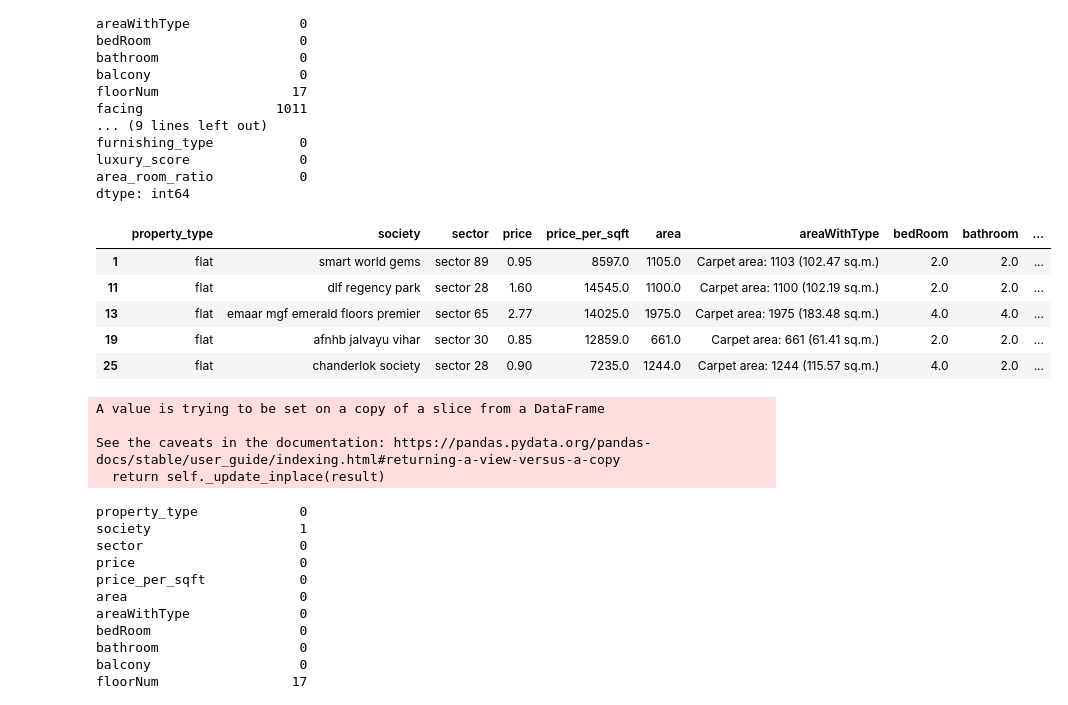
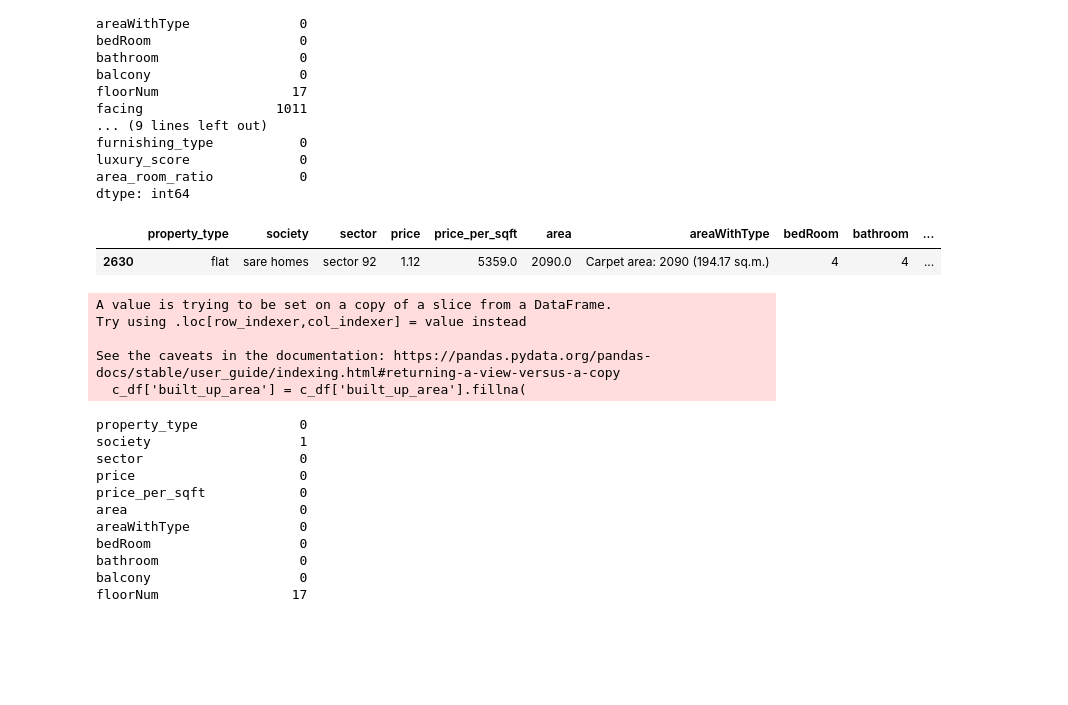
Before and after one commit to Areeb-Ahmd/Habitalytics-DataDrivenRealty, a Jupyter notebook: notebooks/06_missing_value_imputation/missing-value-imputation.ipynb, the cells around one changed output. Drawn from its saved outputs; the diff is of its cells as text; code cells hidden in the pictures; blank space fills up the shorter version.

```diff
--- a/notebooks/06_missing_value_imputation/missing-value-imputation.ipynb
+++ b/notebooks/06_missing_value_imputation/missing-value-imputation.ipynb
@@ -93,3 +107,8 @@ sbc_df.head()
 # %%
-sbc_df['built_up_area'].fillna(round(((sbc_df['super_built_up_area']/1.105) + (sbc_df['carpet_area']/0.9))/2),inplace=True)
+sbc_df['built_up_area'] = sbc_df['built_up_area'].fillna(
+    round(
+        ((sbc_df['super_built_up_area'] / 1.105) +
+         (sbc_df['carpet_area'] / 0.9)) / 2
+    )
+)
 # %% [output]
@@ -134,3 +150,5 @@ sb_df.head()
 # %%
-sb_df['built_up_area'].fillna(round(sb_df['super_built_up_area']/1.105),inplace=True)
+sb_df['built_up_area'] = sb_df['built_up_area'].fillna(
+    round(sb_df['super_built_up_area'] / 1.105)
+)
 # %% [output]
@@ -165,20 +184,19 @@ dtype: int64
 c_df = df[(df['super_built_up_area'].isnull()) & (df['built_up_area'].isnull()) & ~(df['carpet_area'].isnull())]
 # %%
-c_df.head()
+c_df.sample(1)
 # %% [output]
 |  | property_type | society | sector | price | price_per_sqft | area | areaWithType | bedRoom | bathroom | ... |
-| 1 | flat | smart world gems | sector 89 | 0.95 | 8597.0 | 1105.0 | Carpet area: 1103 (102.47 sq.m.) | 2.0 | 2.0 | ... |
-| 11 | flat | dlf regency park | sector 28 | 1.60 | 14545.0 | 1100.0 | Carpet area: 1100 (102.19 sq.m.) | 2.0 | 2.0 | ... |
-| 13 | flat | emaar mgf emerald floors premier | sector 65 | 2.77 | 14025.0 | 1975.0 | Carpet area: 1975 (183.48 sq.m.) | 4.0 | 4.0 | ... |
-| 19 | flat | afnhb jalvayu vihar | sector 30 | 0.85 | 12859.0 | 661.0 | Carpet area: 661 (61.41 sq.m.) | 2.0 | 2.0 | ... |
-| 25 | flat | chanderlok society | sector 28 | 0.90 | 7235.0 | 1244.0 | Carpet area: 1244 (115.57 sq.m.) | 4.0 | 2.0 | ... |
+| 2630 | flat | sare homes | sector 92 | 1.12 | 5359.0 | 2090.0 | Carpet area: 2090 (194.17 sq.m.) | 4 | 4 | ... |
 # %%
-c_df['built_up_area'].fillna(round(c_df['carpet_area']/0.9),inplace=True)
+c_df['built_up_area'] = c_df['built_up_area'].fillna(
+    round(c_df['carpet_area'] / 0.9)
+)
 # %% [output]
-A value is trying to be set on a copy of a slice from a DataFrame
+A value is trying to be set on a copy of a slice from a DataFrame.
+Try using .loc[row_indexer,col_indexer] = value instead
 
 See the caveats in the documentation: https://pandas.pydata.org/pandas-docs/stable/user_guide/indexing.html#returning-a-view-versus-a-copy
-  return self._update_inplace(result)
+  c_df['built_up_area'] = c_df['built_up_area'].fillna(
 # %%
 df.update(c_df)
 # %%
```
Also changed, not shown: parts of 41 cells of this notebook.
